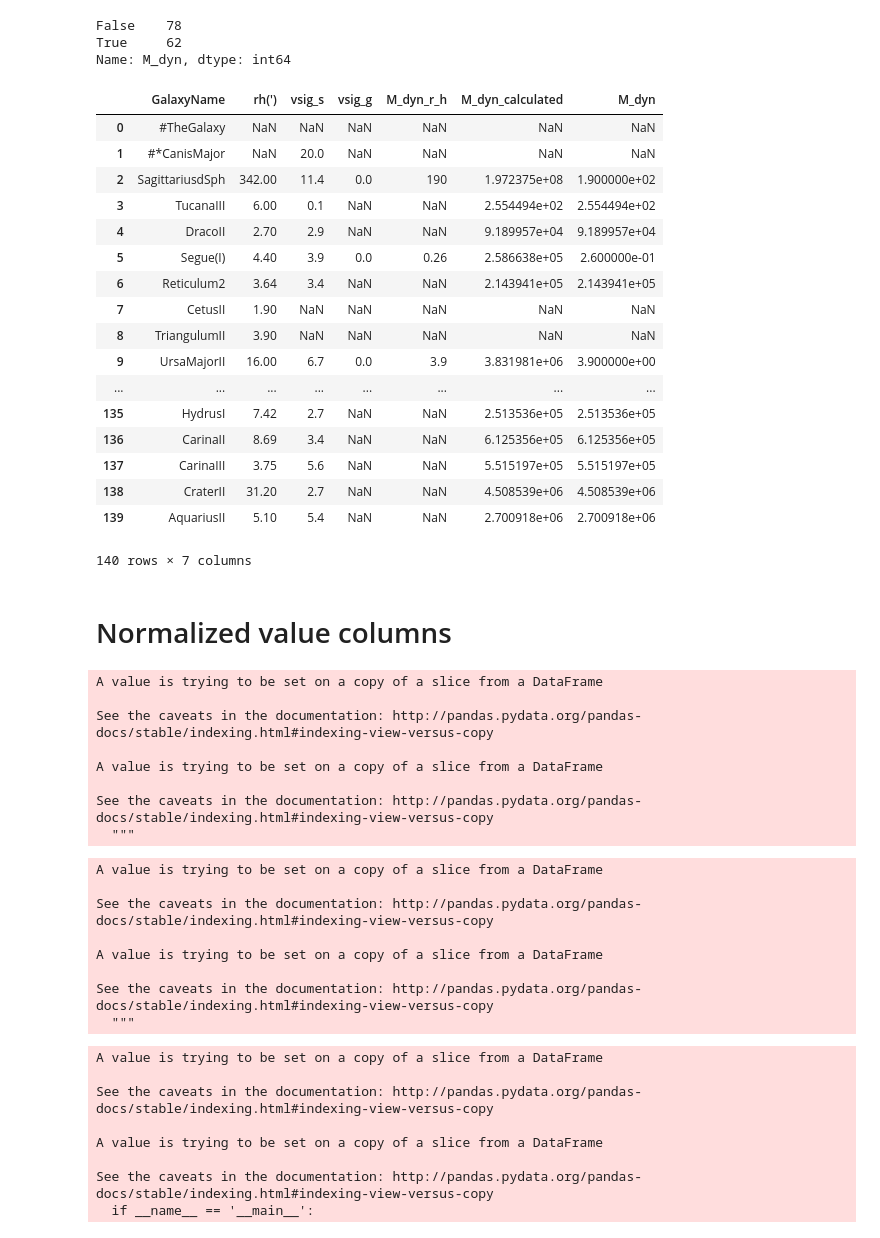
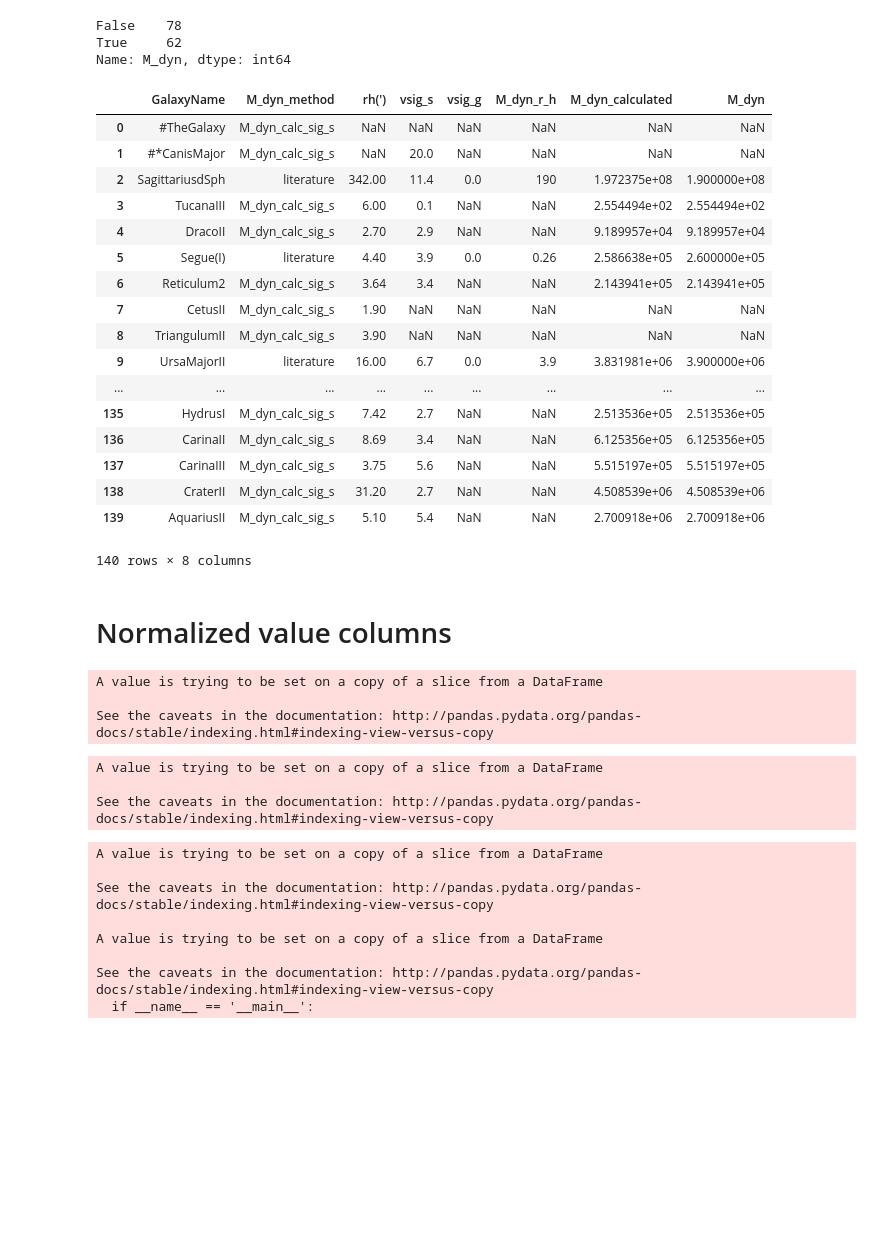
Before and after one commit to janagrc/HIdwarflimits, a Jupyter notebook: HI_Limits.ipynb, the cells around one changed output. Saved outputs shown, nothing was run; the diff lists cells and outputs as text; code cells hidden in the pictures; blank space fills up the shorter version.

```diff
--- a/HI_Limits.ipynb
+++ b/HI_Limits.ipynb
@@ -845,7 +845,7 @@ for i, row in gals_merged.iterrows():
     if ((float(gals_merged['M_dyn_r_h'][i]) > 0)):
         print(gals_merged['M_dyn_r_h'][i])
         gals_merged['M_dyn_method'][i] = 'literature'
-        gals_merged['M_dyn'][i] = gals_merged['M_dyn_r_h'][i]
+        gals_merged['M_dyn'][i] = float(gals_merged['M_dyn_r_h'][i])*(10**6)
     else:
         gals_merged['M_dyn'][i] = gals_merged['M_dyn_calculated'][i]
 
@@ -900,26 +900,26 @@ False    78
 True     62
 Name: M_dyn, dtype: int64
 # %%
-gals_merged[['GalaxyName','rh(\')','vsig_s','vsig_g','M_dyn_r_h','M_dyn_calculated','M_dyn']]
+gals_merged[['GalaxyName','M_dyn_method','rh(\')','vsig_s','vsig_g','M_dyn_r_h','M_dyn_calculated','M_dyn']]
 # %% [output]
-|  | GalaxyName | rh(') | vsig_s | vsig_g | M_dyn_r_h | M_dyn_calculated | M_dyn |
-| 0 | #TheGalaxy | NaN | NaN | NaN | NaN | NaN | NaN |
-| 1 | #*CanisMajor | NaN | 20.0 | NaN | NaN | NaN | NaN |
-| 2 | SagittariusdSph | 342.00 | 11.4 | 0.0 | 190 | 1.972375e+08 | 1.900000e+02 |
-| 3 | TucanaIII | 6.00 | 0.1 | NaN | NaN | 2.554494e+02 | 2.554494e+02 |
-| 4 | DracoII | 2.70 | 2.9 | NaN | NaN | 9.189957e+04 | 9.189957e+04 |
-| 5 | Segue(I) | 4.40 | 3.9 | 0.0 | 0.26 | 2.586638e+05 | 2.600000e-01 |
-| 6 | Reticulum2 | 3.64 | 3.4 | NaN | NaN | 2.143941e+05 | 2.143941e+05 |
-| 7 | CetusII | 1.90 | NaN | NaN | NaN | NaN | NaN |
-| 8 | TriangulumII | 3.90 | NaN | NaN | NaN | NaN | NaN |
-| 9 | UrsaMajorII | 16.00 | 6.7 | 0.0 | 3.9 | 3.831981e+06 | 3.900000e+00 |
-| ... | ... | ... | ... | ... | ... | ... | ... |
-| 135 | HydrusI | 7.42 | 2.7 | NaN | NaN | 2.513536e+05 | 2.513536e+05 |
-| 136 | CarinaII | 8.69 | 3.4 | NaN | NaN | 6.125356e+05 | 6.125356e+05 |
-| 137 | CarinaIII | 3.75 | 5.6 | NaN | NaN | 5.515197e+05 | 5.515197e+05 |
-| 138 | CraterII | 31.20 | 2.7 | NaN | NaN | 4.508539e+06 | 4.508539e+06 |
-| 139 | AquariusII | 5.10 | 5.4 | NaN | NaN | 2.700918e+06 | 2.700918e+06 |
+|  | GalaxyName | M_dyn_method | rh(') | vsig_s | vsig_g | M_dyn_r_h | M_dyn_calculated | M_dyn |
+| 0 | #TheGalaxy | M_dyn_calc_sig_s | NaN | NaN | NaN | NaN | NaN | NaN |
+| 1 | #*CanisMajor | M_dyn_calc_sig_s | NaN | 20.0 | NaN | NaN | NaN | NaN |
+| 2 | SagittariusdSph | literature | 342.00 | 11.4 | 0.0 | 190 | 1.972375e+08 | 1.900000e+08 |
+| 3 | TucanaIII | M_dyn_calc_sig_s | 6.00 | 0.1 | NaN | NaN | 2.554494e+02 | 2.554494e+02 |
+| 4 | DracoII | M_dyn_calc_sig_s | 2.70 | 2.9 | NaN | NaN | 9.189957e+04 | 9.189957e+04 |
+| 5 | Segue(I) | literature | 4.40 | 3.9 | 0.0 | 0.26 | 2.586638e+05 | 2.600000e+05 |
+| 6 | Reticulum2 | M_dyn_calc_sig_s | 3.64 | 3.4 | NaN | NaN | 2.143941e+05 | 2.143941e+05 |
+| 7 | CetusII | M_dyn_calc_sig_s | 1.90 | NaN | NaN | NaN | NaN | NaN |
+| 8 | TriangulumII | M_dyn_calc_sig_s | 3.90 | NaN | NaN | NaN | NaN | NaN |
+| 9 | UrsaMajorII | literature | 16.00 | 6.7 | 0.0 | 3.9 | 3.831981e+06 | 3.900000e+06 |
+| ... | ... | ... | ... | ... | ... | ... | ... | ... |
+| 135 | HydrusI | M_dyn_calc_sig_s | 7.42 | 2.7 | NaN | NaN | 2.513536e+05 | 2.513536e+05 |
+| 136 | CarinaII | M_dyn_calc_sig_s | 8.69 | 3.4 | NaN | NaN | 6.125356e+05 | 6.125356e+05 |
+| 137 | CarinaIII | M_dyn_calc_sig_s | 3.75 | 5.6 | NaN | NaN | 5.515197e+05 | 5.515197e+05 |
+| 138 | CraterII | M_dyn_calc_sig_s | 31.20 | 2.7 | NaN | NaN | 4.508539e+06 | 4.508539e+06 |
+| 139 | AquariusII | M_dyn_calc_sig_s | 5.10 | 5.4 | NaN | NaN | 2.700918e+06 | 2.700918e+06 |
-140 rows × 7 columns
+140 rows × 8 columns
 # %% [markdown]
 # Normalized value columns
 # %%
@@ -933,27 +933,17 @@ for i, row in gals_merged.iterrows():
 A value is trying to be set on a copy of a slice from a DataFrame
 
 See the caveats in the documentation: http://pandas.pydata.org/pandas-docs/stable/indexing.html#indexing-view-versus-copy
-
-A value is trying to be set on a copy of a slice from a DataFrame
-
-See the caveats in the documentation: http://pandas.pydata.org/pandas-docs/stable/indexing.html#indexing-view-versus-copy
-  """
 # %%
 #create HI mass norm by M_dyn column
 gals_merged['MHI/M_dyn'] = np.nan
 for i, row in gals_merged.iterrows():
     if(gals_merged['M_dyn_r_h'][i] == '---'):
         gals_merged['M_dyn_r_h'][i] = np.nan
-    gals_merged['MHI/M_dyn'][i] = gals_merged['MHI_computed'][i]/(pd.to_numeric(gals_merged['M_dyn_r_h'][i])*1000000)
+    gals_merged['MHI/M_dyn'][i] = gals_merged['MHI_computed'][i]/(pd.to_numeric(gals_merged['M_dyn'][i]))
 # %% [output]
 A value is trying to be set on a copy of a slice from a DataFrame
 
 See the caveats in the documentation: http://pandas.pydata.org/pandas-docs/stable/indexing.html#indexing-view-versus-copy
-
-A value is trying to be set on a copy of a slice from a DataFrame
-
-See the caveats in the documentation: http://pandas.pydata.org/pandas-docs/stable/indexing.html#indexing-view-versus-copy
-  """
 # %%
 #create M_v
 gals_merged['M_V'] = np.nan
```
Also changed, not shown: parts of 12 cells of this notebook.
